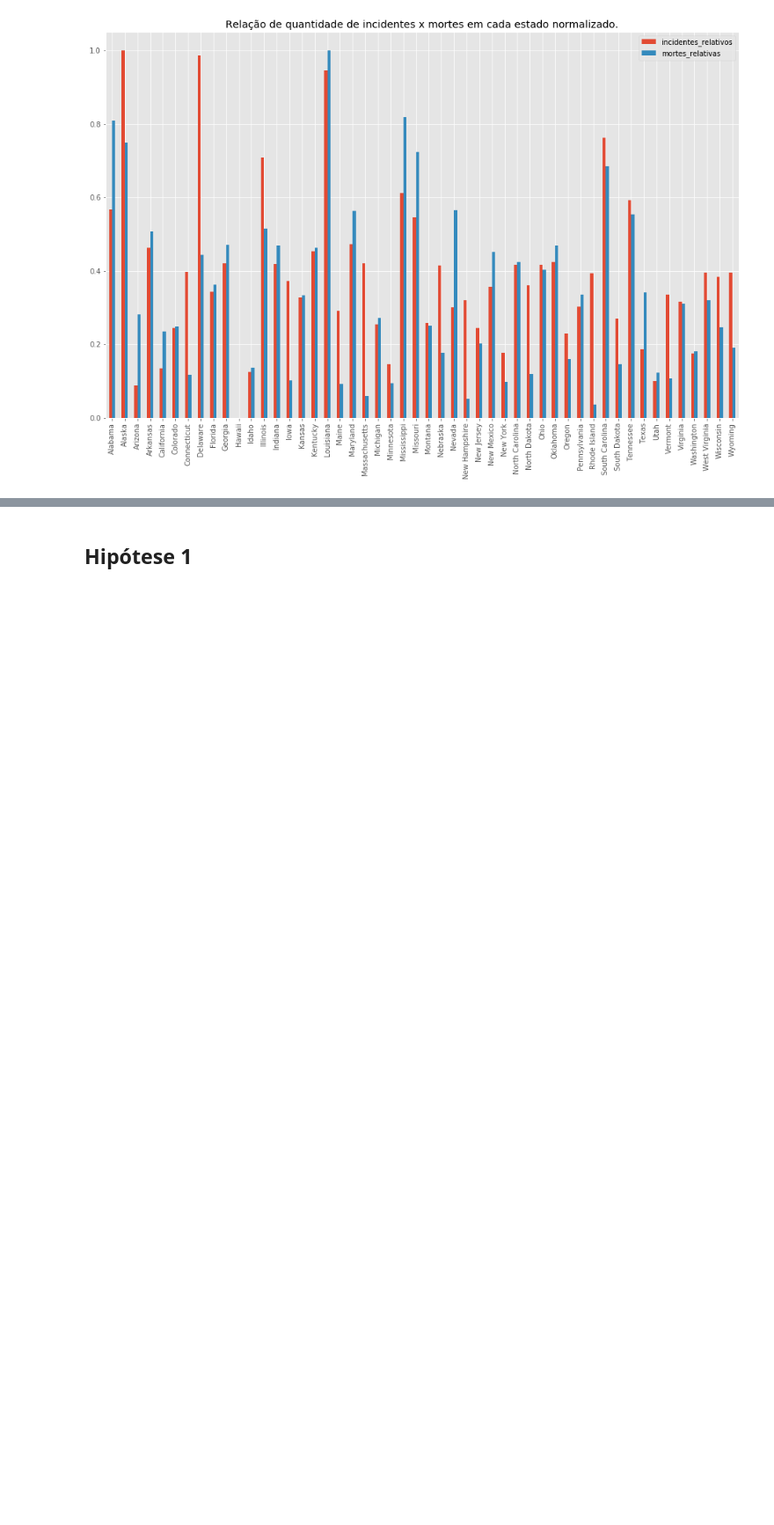
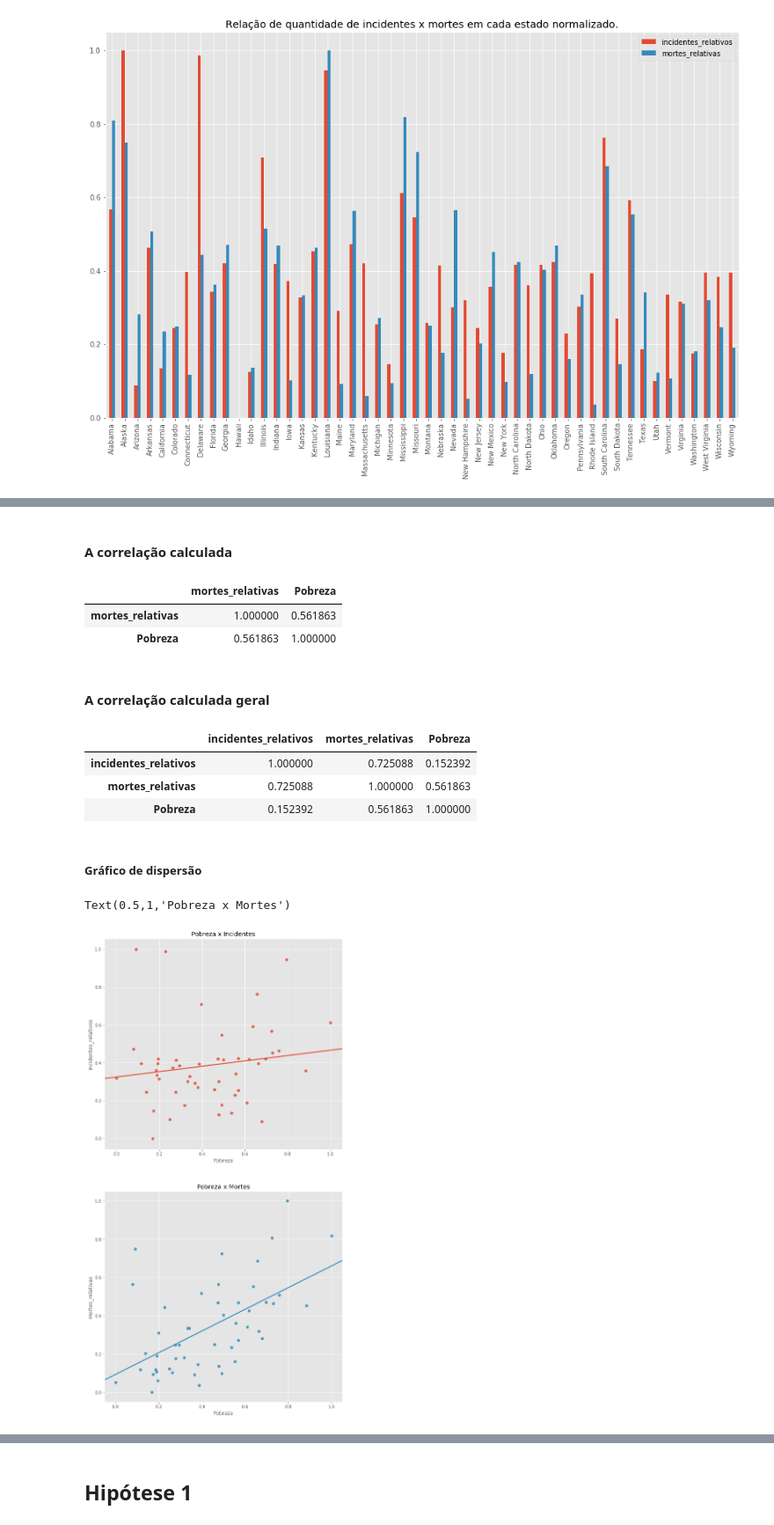
Before and after one commit to if1015-datascience-ufpe/2018-2-projeto-hadoop, a Jupyter notebook: proj.ipynb, the cells around one changed output, grey strips where cells are left out. Shown at 88% size. Cells and saved outputs as stored; diff of their text form; code cells hidden in the pictures; blank space fills up the shorter version.

```diff
--- a/proj.ipynb
+++ b/proj.ipynb
@@ -413,0 +442,26 @@ grafico
+# %% [markdown]
+#### A correlação calculada
+# %%
+violencia_pobreza_df[['mortes_relativas', 'Pobreza']].corr()
+# %% [output]
+|  | mortes_relativas | Pobreza |
+| mortes_relativas | 1.000000 | 0.561863 |
+| Pobreza | 0.561863 | 1.000000 |
+# %% [markdown]
+#### A correlação calculada geral
+# %%
+violencia_pobreza_df[['incidentes_relativos', 'mortes_relativas', 'Pobreza']].corr()
+# %% [output]
+|  | incidentes_relativos | mortes_relativas | Pobreza |
+| incidentes_relativos | 1.000000 | 0.725088 | 0.152392 |
+| mortes_relativas | 0.725088 | 1.000000 | 0.561863 |
+| Pobreza | 0.152392 | 0.561863 | 1.000000 |
+# %% [markdown]
+##### Gráfico de dispersão
+# %%
+fig, axes = plt.subplots(ncols=1,nrows=2,figsize=(10,20))
+sns.regplot(x='Pobreza', y='incidentes_relativos', data=violencia_pobreza_df, ci=None, ax=axes[0]).set_title('Pobreza x Incidentes')
+sns.regplot(x='Pobreza', y='mortes_relativas', data=violencia_pobreza_df, ci=None, ax=axes[1]).set_title('Pobreza x Mortes')
+# %% [output]
+Text(0.5,1,'Pobreza x Mortes')
+[figure, added]
```
Also changed, not shown: parts of 13 cells of this notebook.
